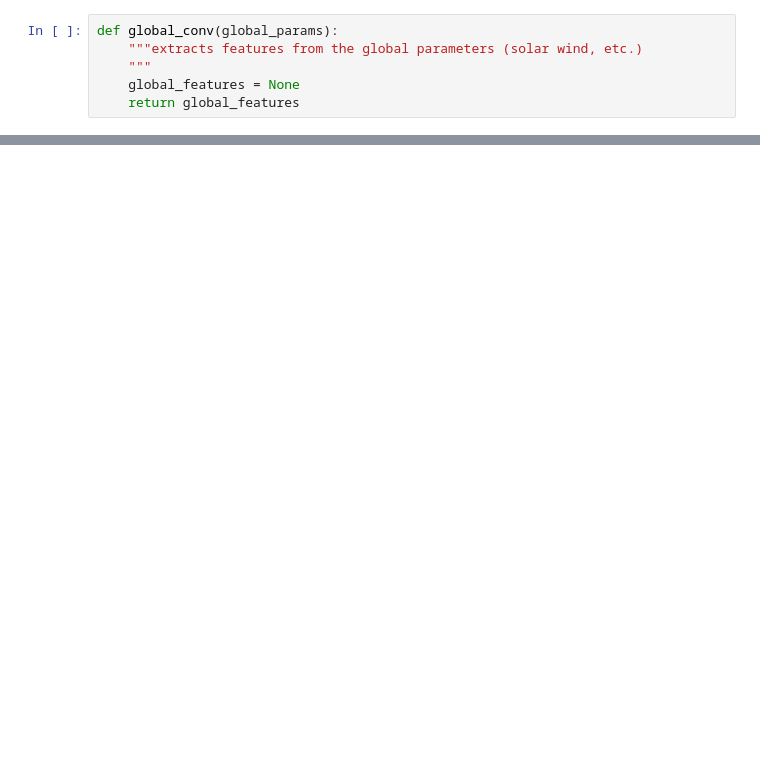
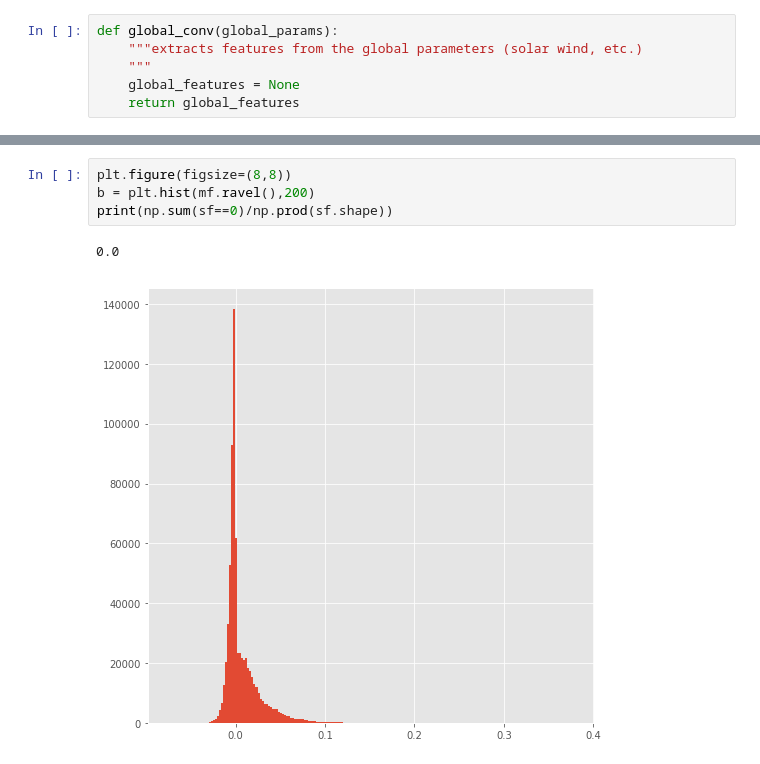
Before and after one commit to gregstarr/space-physics-machine-learning, a Jupyter notebook: deep sets experiment.ipynb, the cells around one changed output, grey strips where cells are left out. Drawn from its saved outputs; the diff is of its cells as text; blank space fills up the shorter version.

```diff
--- a/deep sets experiment.ipynb
+++ b/deep sets experiment.ipynb
@@ -87,0 +231,7 @@ AttributeError: 'int' object has no attribute 'dtype'
+# %%
+plt.figure(figsize=(8,8))
+b = plt.hist(mf.ravel(),200)
+print(np.sum(sf==0)/np.prod(sf.shape))
+# %% [output]
+0.0
+[figure, added]
```
Also changed, not shown: parts of 10 cells of this notebook, 3 other files.
